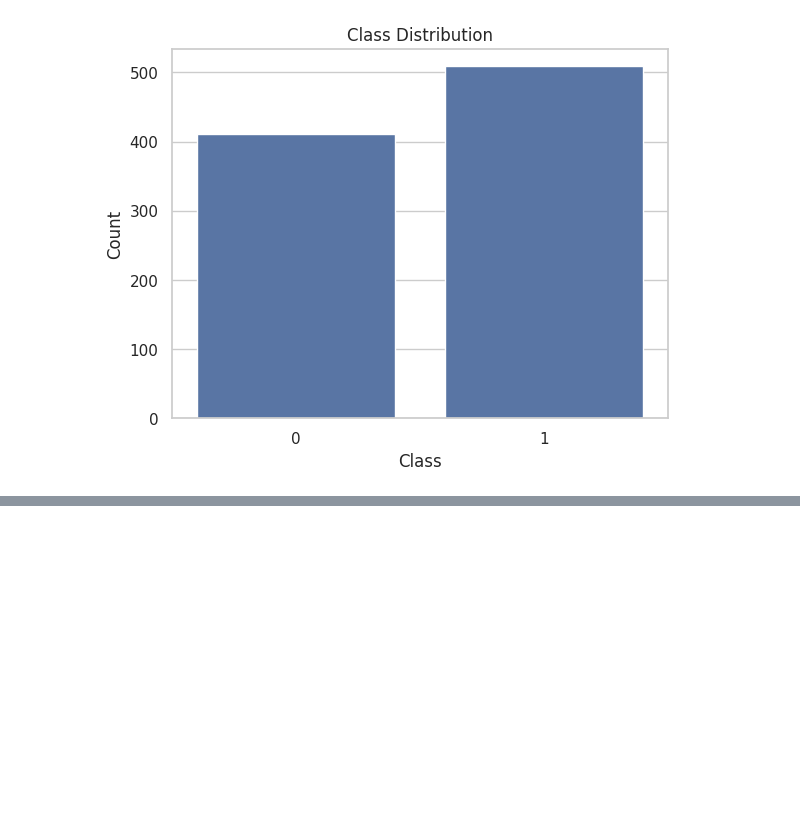
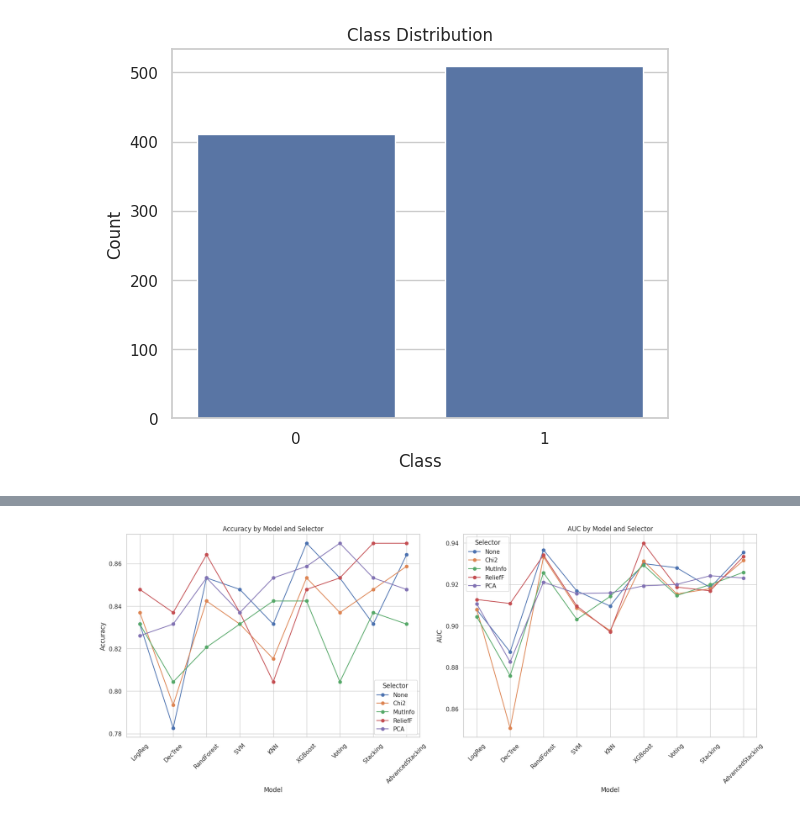
Before and after one commit to arash-jafarpour/hd-dataset, a Jupyter notebook: classification copy 2.ipynb, the cells around one changed output, grey strips where cells are left out. Cells and saved outputs as stored; diff of their text form; code cells hidden in the pictures; blank space fills up the shorter version.

```diff
--- a/classification copy 2.ipynb
+++ b/classification copy 2.ipynb
@@ -631,0 +643,31 @@ plt.show()
+# %%
+import matplotlib.pyplot as plt
+
+# Metrics to visualize
+metrics = ["Accuracy", "AUC"]
+
+# List of unique models and selectors for ordering
+models = df_results['Model'].unique()
+selectors = df_results['Selector'].unique()
+
+plt.figure(figsize=(18, 20))
+for i, metric in enumerate(metrics, 1):
+    plt.subplot(3, 2, i)
+
+    for sel in selectors:
+        subset = df_results[df_results['Selector'] == sel]
+        # Ensure consistent order by model
+        subset = subset.set_index('Model').reindex(models)
+        plt.plot(models, subset[metric], marker='o', label=sel)
+
+    plt.title(f"{metric} by Model and Selector")
+    plt.xlabel("Model")
+    plt.ylabel(metric)
+    plt.xticks(rotation=45)
+    plt.grid(True)
+    plt.legend(title="Selector")
+
+plt.tight_layout()
+plt.show()
+# %% [output]
+[figure, added]
```
Also changed, not shown: parts of 6 cells of this notebook, 10 other files.
